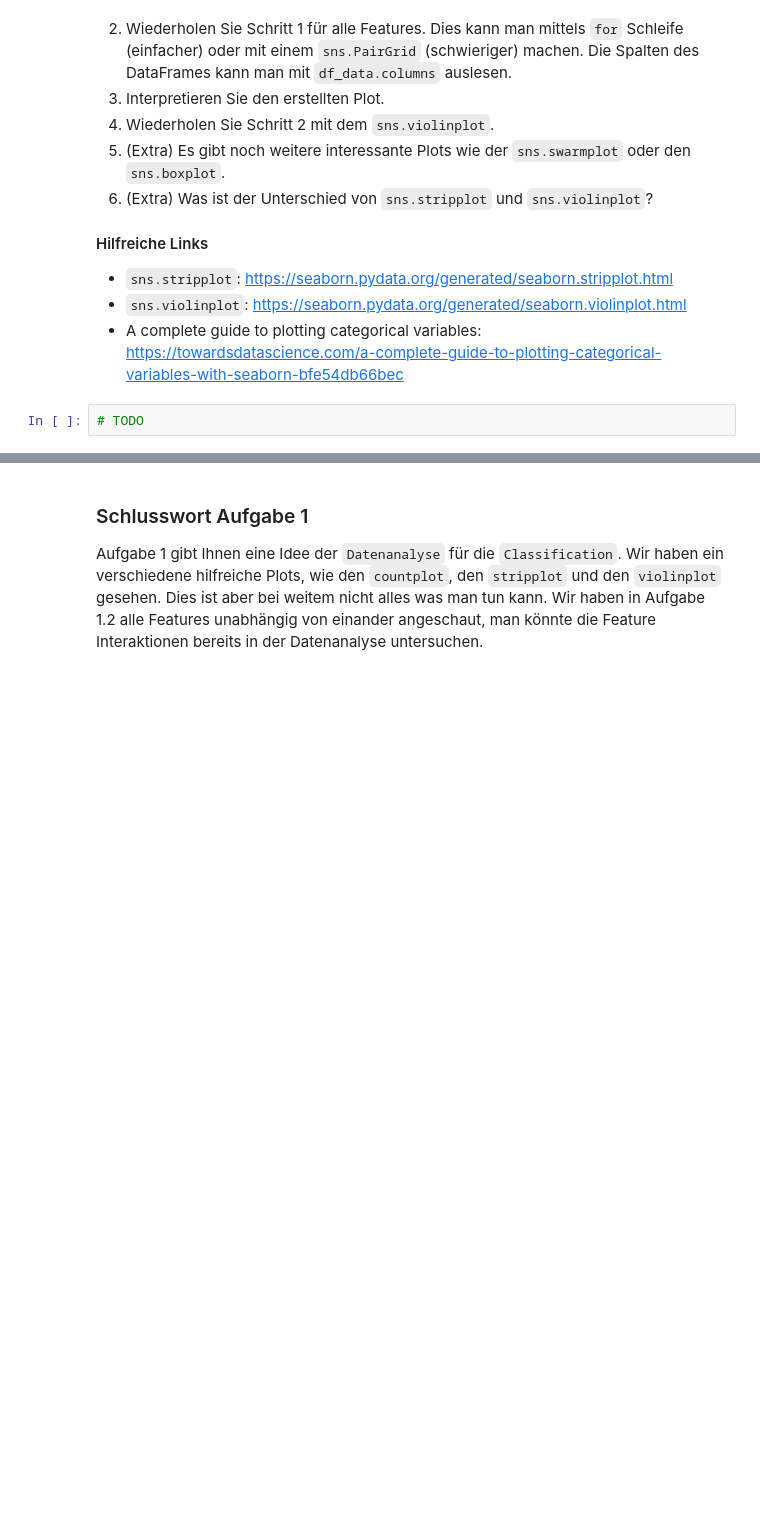
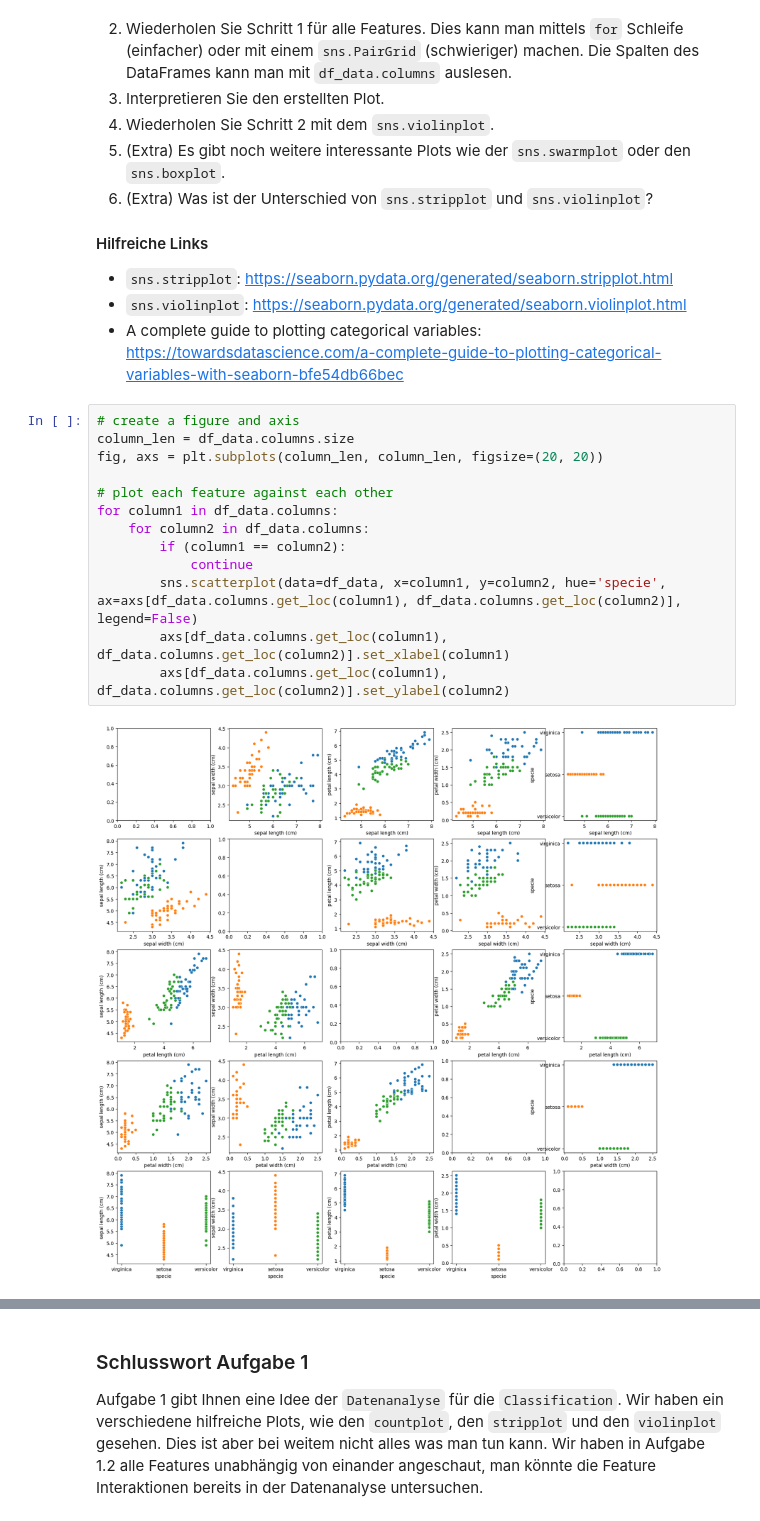
Before and after one commit to gasserandreas/Jupyter-lab-fhnw, a Jupyter notebook: 09_Machine Learning/day2/exercies/classification/classification.ipynb, the cells around one changed output, grey strips where cells are left out. Saved outputs shown, nothing was run; the diff lists cells and outputs as text; blank space fills up the shorter version.

```diff
--- a/09_Machine Learning/day2/exercies/classification/classification.ipynb
+++ b/09_Machine Learning/day2/exercies/classification/classification.ipynb
@@ -150,5 +213,18 @@ Bei einer `Classification` kann man einfach die Anzahl Datenpunkte pro `Klasse`
 * `sns.stripplot`: https://seaborn.pydata.org/generated/seaborn.stripplot.html
 * `sns.violinplot`: https://seaborn.pydata.org/generated/seaborn.violinplot.html
 * A complete guide to plotting categorical variables: https://towardsdatascience.com/a-complete-guide-to-plotting-categorical-variables-with-seaborn-bfe54db66bec
-# %%
-# TODO
+# %%
+# create a figure and axis
+column_len = df_data.columns.size
+fig, axs = plt.subplots(column_len, column_len, figsize=(20, 20))
+
+# plot each feature against each other
+for column1 in df_data.columns:
+    for column2 in df_data.columns:
+        if (column1 == column2):
+            continue
+        sns.scatterplot(data=df_data, x=column1, y=column2, hue='specie', ax=axs[df_data.columns.get_loc(column1), df_data.columns.get_loc(column2)], legend=False)
+        axs[df_data.columns.get_loc(column1), df_data.columns.get_loc(column2)].set_xlabel(column1)
+        axs[df_data.columns.get_loc(column1), df_data.columns.get_loc(column2)].set_ylabel(column2)
+# %% [output]
+[figure, added]
```
Also changed, not shown: parts of 15 cells of this notebook.
